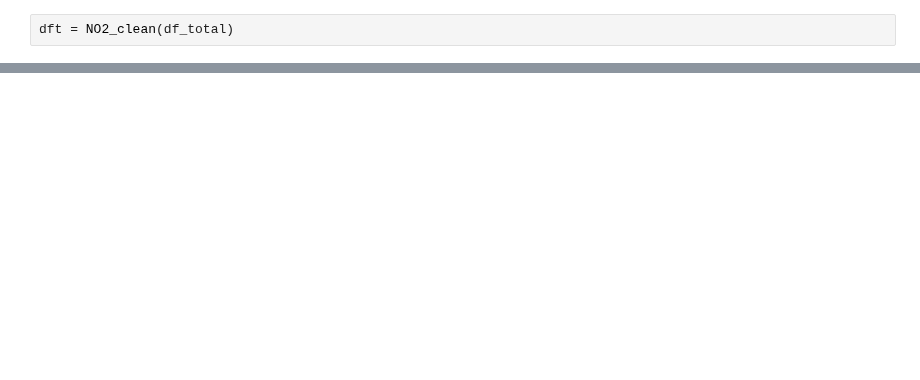
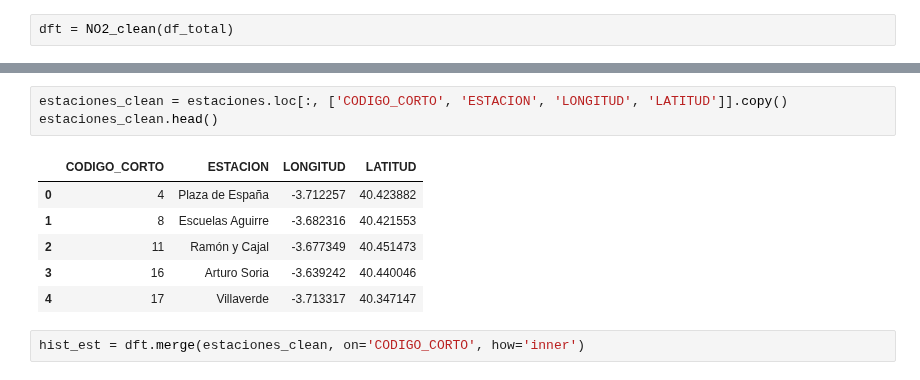
Before and after one commit to charlieciordia/AQ-MAD, a Jupyter notebook: notebook/AQ_Temporal_Insights_Lab.ipynb, the cells around one changed output, grey strips where cells are left out. Drawn from its saved outputs; the diff is of its cells as text; blank space fills up the shorter version.

```diff
--- a/notebook/AQ_Temporal_Insights_Lab.ipynb
+++ b/notebook/AQ_Temporal_Insights_Lab.ipynb
@@ -328,0 +346,12 @@ dft
+# %%
+estaciones_clean = estaciones.loc[:, ['CODIGO_CORTO', 'ESTACION', 'LONGITUD', 'LATITUD']].copy()
+estaciones_clean.head()
+# %% [output]
+|  | CODIGO_CORTO | ESTACION | LONGITUD | LATITUD |
+| 0 | 4 | Plaza de España | -3.712257 | 40.423882 |
+| 1 | 8 | Escuelas Aguirre | -3.682316 | 40.421553 |
+| 2 | 11 | Ramón y Cajal | -3.677349 | 40.451473 |
+| 3 | 16 | Arturo Soria | -3.639242 | 40.440046 |
+| 4 | 17 | Villaverde | -3.713317 | 40.347147 |
+# %%
+hist_est = dft.merge(estaciones_clean, on='CODIGO_CORTO', how='inner')
```
Also changed, not shown: parts of 14 cells of this notebook, 12 other files.
